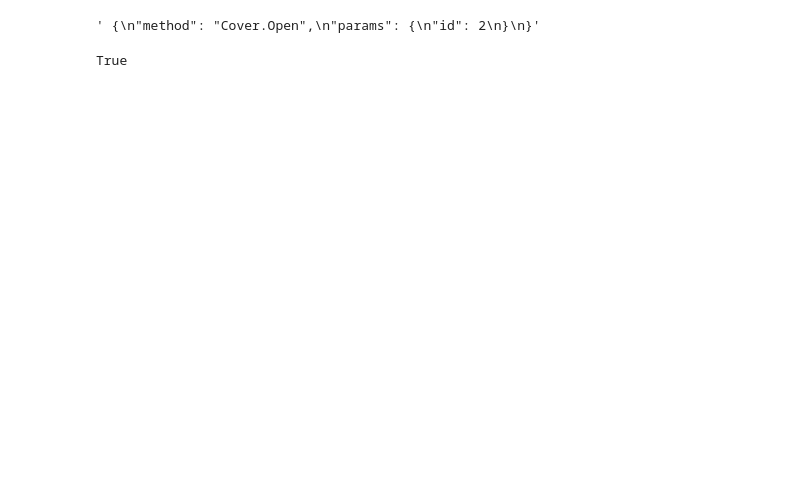
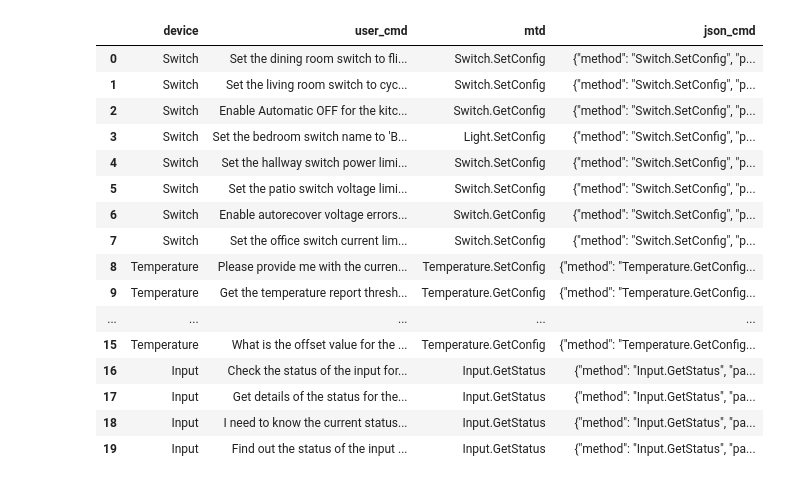
Before and after one commit to viktorpovazhuk/home_assistant_llm, a Jupyter notebook: validation.ipynb, the cells around one changed output. Cells and saved outputs as stored; diff of their text form; code cells hidden in the pictures; blank space fills up the shorter version.

```diff
--- a/validation.ipynb
+++ b/validation.ipynb
@@ -44,0 +55,3 @@ KeyboardInterrupt:
+# %%
+# llm = Ollama(model="mistral", request_timeout=180.0) # , base_url="http://62.80.172.138:11434"
+llm = Llama('models/mistral-7b-instruct-v0.2.Q4_0.gguf', n_ctx=2048, verbose=True) # mistral-7b-instruct-v0.2.Q4_0.gguf mistral-7b-instruct-v0.2.Q4_K_M.gguf
@@ -237,0 +227,4 @@ JSON:
+# %%
+with open('data/grammars/json.gbnf') as f:
+    grammar_str = f.read()
+print(grammar_str)
@@ -237,0 +249,3 @@ JSON:
+# %%
+grammar = LlamaGrammar.from_string(grammar_str)
+print(grammar)
@@ -238,10 +271,12 @@ JSON:
 # %%
-limit_rows = 10
-df = pd.read_csv('dataset_v0.csv')
+limit_rows = -1 # 20
+df = pd.read_csv('data/datasets/dataset_v0.csv')
 devices = list(df['device'].unique())
 output_df = pd.DataFrame(columns=['device', 'user_cmd', 'mtd', 'json_cmd'])
 
 for i, row in df.iterrows():
+    # if i < 8 or i > 16:
+    #     continue
     user_cmd = row['user_cmd']
 
     device = row['device']
@@ -257,14 +292,23 @@ for i, row in df.iterrows():
     user_prompt = user_prompt_template.format(**{'env': env,
                                                  'methods_description': methods_description,
                                                  'user_cmd': user_cmd})
-    query = final_prompt + '\n\n' + user_prompt
-    response_text = llm.complete(query).text
+    query = base_prompt + '\n\n' + user_prompt
+    response = llm.create_chat_completion(
+        messages=[
+            {'role': 'user', 'content': query}
+        ],
+        grammar=grammar
+        # response_format={"type": "json_object",
+        #                 "schema": json_scheme_general} #
+    )
+    response_text = response['choices'][0]['message']['content']
+    response_text = response_text.replace('\_', '_')
     print(response_text)
     json_cmd = json.dumps(json.loads(response_text))
 
     output_df.loc[len(output_df)] = pd.Series({'device': row['device'], 'user_cmd': user_cmd, 'mtd': method, 'json_cmd': json_cmd})
 
-    if i == limit_rows - 1:
+    if limit_rows > 0 and i == limit_rows - 1:
         break
-output_df.to_csv('output.csv', index=False)
+output_df.to_csv('output/output.csv', index=False)
 # %% [output]
@@ -289,3 +360,23 @@ JSONDecodeError: Invalid \escape: line 1 column 74 (char 73)
+# %%
+output_df
+# %% [output]
+|  | device | user_cmd | mtd | json_cmd |
+| 0 | Switch | Set the dining room switch to fli... | Switch.SetConfig | {"method": "Switch.SetConfig", "p... |
+| 1 | Switch | Set the living room switch to cyc... | Switch.SetConfig | {"method": "Switch.SetConfig", "p... |
+| 2 | Switch | Enable Automatic OFF for the kitc... | Switch.GetConfig | {"method": "Switch.SetConfig", "p... |
+| 3 | Switch | Set the bedroom switch name to 'B... | Light.SetConfig | {"method": "Switch.SetConfig", "p... |
+| 4 | Switch | Set the hallway switch power limi... | Switch.SetConfig | {"method": "Switch.SetConfig", "p... |
+| 5 | Switch | Set the patio switch voltage limi... | Switch.SetConfig | {"method": "Switch.SetConfig", "p... |
+| 6 | Switch | Enable autorecover voltage errors... | Switch.GetConfig | {"method": "Switch.SetConfig", "p... |
+| 7 | Switch | Set the office switch current lim... | Switch.SetConfig | {"method": "Switch.SetConfig", "p... |
+| 8 | Temperature | Please provide me with the curren... | Temperature.SetConfig | {"method": "Temperature.GetConfig... |
+| 9 | Temperature | Get the temperature report thresh... | Temperature.GetConfig | {"method": "Temperature.GetConfig... |
+| ... | ... | ... | ... | ... |
+| 15 | Temperature | What is the offset value for the ... | Temperature.GetConfig | {"method": "Temperature.GetConfig... |
+| 16 | Input | Check the status of the input for... | Input.GetStatus | {"method": "Input.GetStatus", "pa... |
+| 17 | Input | Get details of the status for the... | Input.GetStatus | {"method": "Input.GetStatus", "pa... |
+| 18 | Input | I need to know the current status... | Input.GetStatus | {"method": "Input.GetStatus", "pa... |
+| 19 | Input | Find out the status of the input ... | Input.GetStatus | {"method": "Input.GetStatus", "pa... |
 # %%
 import ast
 
@@ -325,13 +416,3 @@ with open('results', 'a') as f:
     f.write(f'Acc of methods: {acc_methods}\n'
             f'Acc of json cmds: {acc_json_cmds}\n\n'
             f'-----------------------------------\n\n')
-# %%
-response.response
-# %% [output]
-' {\n"method": "Cover.Open",\n"params": {\n"id": 2\n}\n}'
-# %%
-a = {0: {1: 2}}
-b = {0: {1: 2}}
-a == b
-# %% [output]
-True
```
Also changed, not shown: parts of 39 cells of this notebook, 1 other file.
